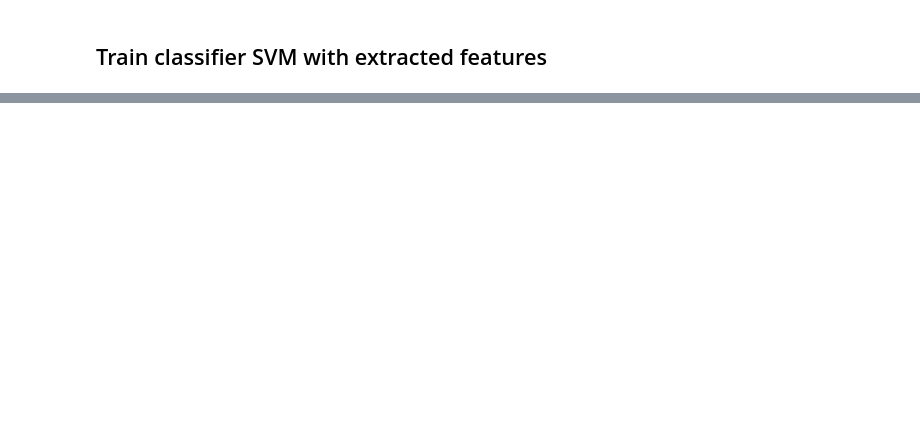
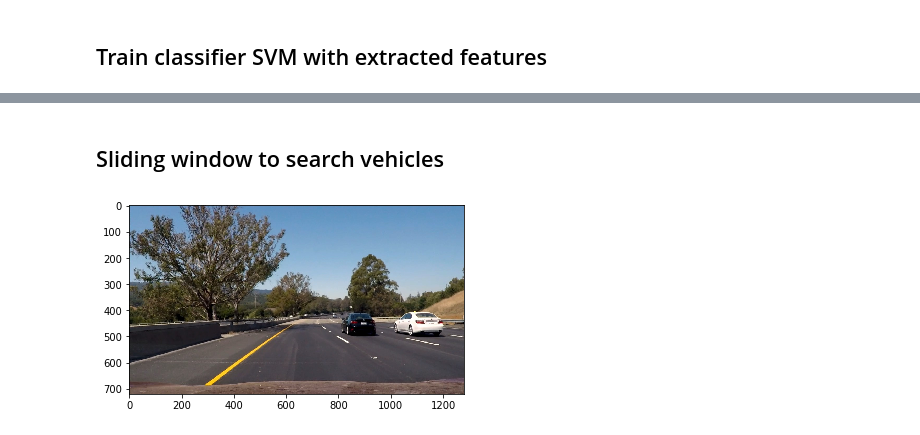
Before and after one commit to WangYuanMike/CarND-Vehicle-Detection, a Jupyter notebook: vehicle_detection.ipynb, the cells around one changed output, grey strips where cells are left out. Saved outputs shown, nothing was run; the diff lists cells and outputs as text; code cells hidden in the pictures; blank space fills up the shorter version.

```diff
--- a/vehicle_detection.ipynb
+++ b/vehicle_detection.ipynb
@@ -26,12 +26,17 @@ import os
 import pickle
 import time
 
-def load_image(path):
+def load_image(path, scale=255):
     files = glob.glob(path)
     logger.debug('{} {}'.format(path, np.shape(files)))
-    images = [mpimg.imread(x) * 255 for x in files] # mpimg read png as 0-1 => scale them up to 0-255
+    images = [mpimg.imread(x) * scale for x in files] # mpimg read png as 0-1 => scale them up to 0-255
     return images
 
+# Load test images
+test_images = np.array(load_image("test_images/*.jpg", scale=1))
+logger.info('test_images {}'.format(np.shape(test_images)))
+
+# Load images for training and validation
 if "non_vehicle.p" in os.listdir(".") and "vehicle.p" in os.listdir("."):
     logger.info('Use pickle file to load data')
 else:
@@ -39,13 +44,11 @@ else:
     start = time.time()
 
     # Load non-vehicle images
-    non_vehicle_images = []
     non_vehicle_images = np.array(load_image("non-vehicles/non-vehicles/Extras/*.png"))
     non_vehicle_images = np.append(non_vehicle_images, load_image("non-vehicles/non-vehicles/GTI/*.png"), axis=0)
     logger.info('non_vehicle_images {}'.format(np.shape(non_vehicle_images)))
 
     # Load vehicle images
-    vehicle_images = []
     vehicle_images = np.array(load_image("vehicles/vehicles/GTI_Far/*.png"))
     vehicle_images = np.append(vehicle_images, load_image("vehicles/vehicles/GTI_Left/*.png"), axis=0)
     vehicle_images = np.append(vehicle_images, load_image("vehicles/vehicles/GTI_MiddleClose/*.png"), axis=0)
@@ -374,0 +405,2 @@ For these 10 labels:
+# %% [markdown]
+## Sliding window to search vehicles
@@ -374,0 +488,7 @@ For these 10 labels:
+# %%
+test_image = test_images[5]
+
+plt.imshow(test_image)
+plt.show()
+# %% [output]
+[figure, added]
```
Also changed, not shown: parts of 18 cells of this notebook.
